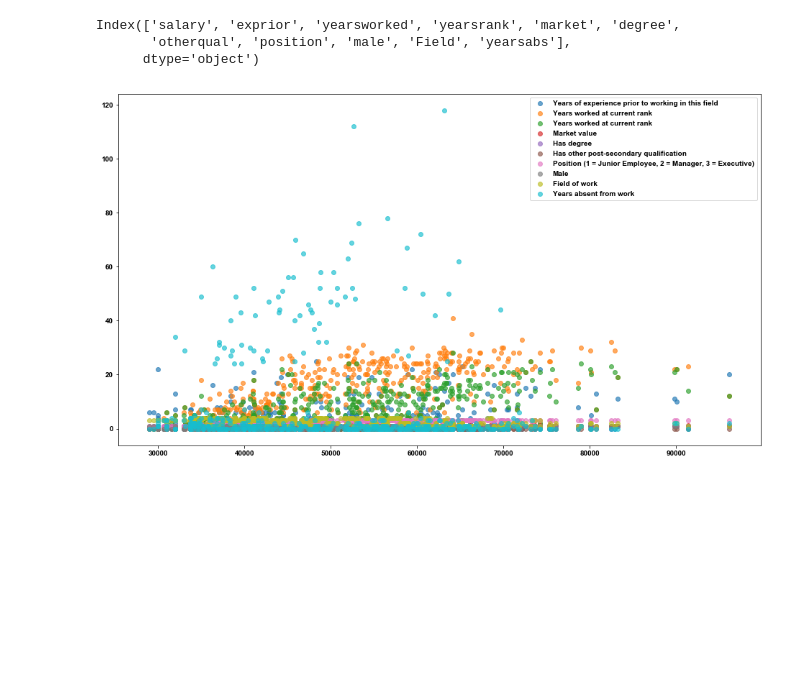
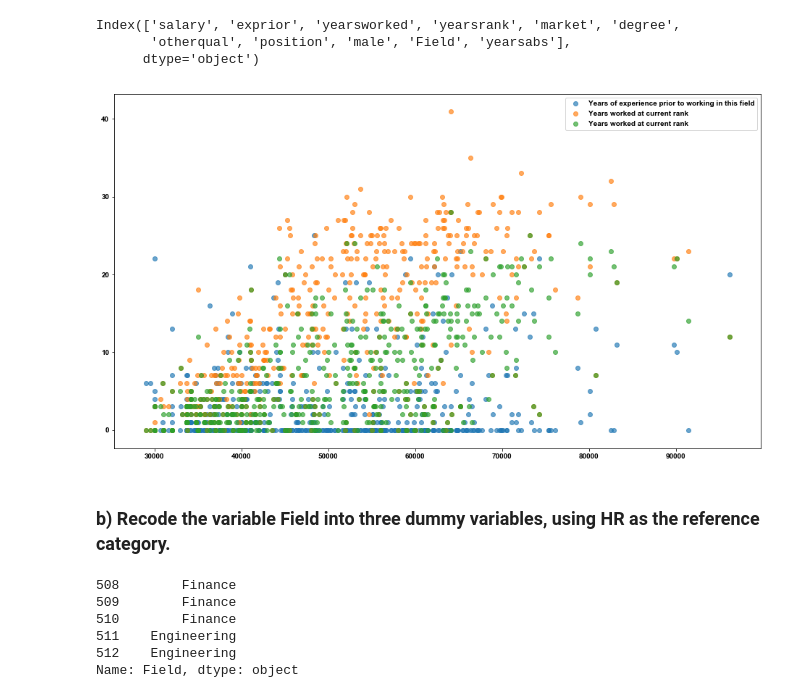
Before and after one commit to Umuzi-org/salary, a Jupyter notebook: Salary_Assignment_3_Multivariate_Linear_Regression.ipynb, the cells around one changed output. Saved outputs shown, nothing was run; the diff lists cells and outputs as text; code cells hidden in the pictures; blank space fills up the shorter version.

```diff
--- a/Salary_Assignment_3_Multivariate_Linear_Regression.ipynb
+++ b/Salary_Assignment_3_Multivariate_Linear_Regression.ipynb
@@ -27,8 +33,8 @@ Import the data salary.csv to a Jupyter Notebook.
 # %%
 data = pd.read_csv("salary.csv")
 data = data.drop(data.index[208]) # This row has a null value for the salary
-data = data.sort_values('yearsworked')
+data = data.sort_values('salary')
 data.reset_index(drop=True, inplace=True)
-data.tail()
+display(data.tail())
 # %% [output]
 |  | salary | exprior | yearsworked | yearsrank | market | degree | otherqual | position | male | Field | ... |
@@ -79,17 +73,29 @@ Index(['salary', 'exprior', 'yearsworked', 'yearsrank', 'market', 'degree',
 # %%
 plt.rcParams["figure.figsize"] = [16,9]
 
 outcome = "salary"
-predictors = ['exprior', 'yearsworked', 'yearsrank', 'market', 'degree',
-       'otherqual', 'position', 'male', 'Field', 'yearsabs']
+predictors = ['exprior', 'yearsworked', 'yearsrank']
+# , 'degree', 'otherqual', 'position', 'male', 'Field', 'yearsabs'
+# , 'Has degree', 'Has other post-secondary qualification', 'Position (1 = Junior Employee, 2 = Manager, 3 = Executive)', 'Male', 'Field of work', 'Years absent from work'
 predictor_labels = ['Years of experience prior to working in this field', 'Years worked at current rank',
-                    'Years worked at current rank ', 'Market value', 'Has degree', 'Has other post-secondary qualification',
-                    'Position (1 = Junior Employee, 2 = Manager, 3 = Executive)', 'Male', 'Field of work', 'Years absent from work']
+                    'Years worked at current rank ']
 
 fig, ax = plt.subplots()
 for i, predictor in enumerate(predictors):
     ax.scatter(data[outcome], data[predictor], alpha=0.66, label=predictor_labels[i])
 ax.legend()
 plt.show()
 # %% [output]
-[figure, old version]
+[figure, new version]
+# %% [markdown]
+### b)	Recode the variable Field into three dummy variables, using HR as the reference category.
+# %%
+data['Field'] = data['Field'].map({1: "Engineering", 2: "Finance", 3: "Human Resources", 4: "Marketing"})
+data['Field'].tail()
+# %% [output]
+508        Finance
+509        Finance
+510        Finance
+511    Engineering
+512    Engineering
+Name: Field, dtype: object
```
Also changed, not shown: parts of 29 cells of this notebook.
